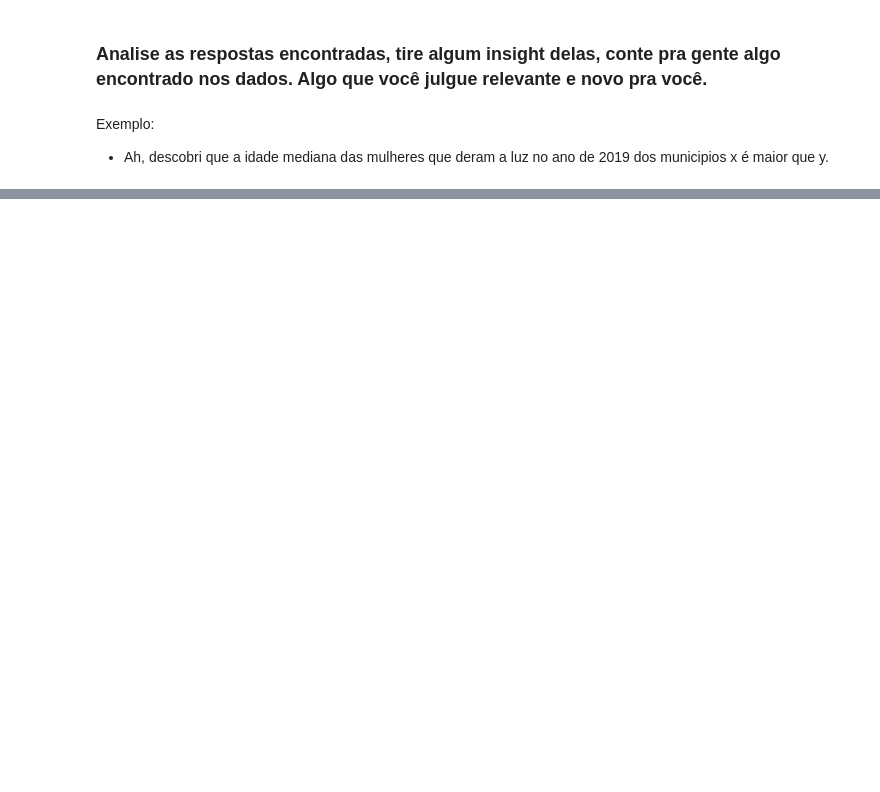
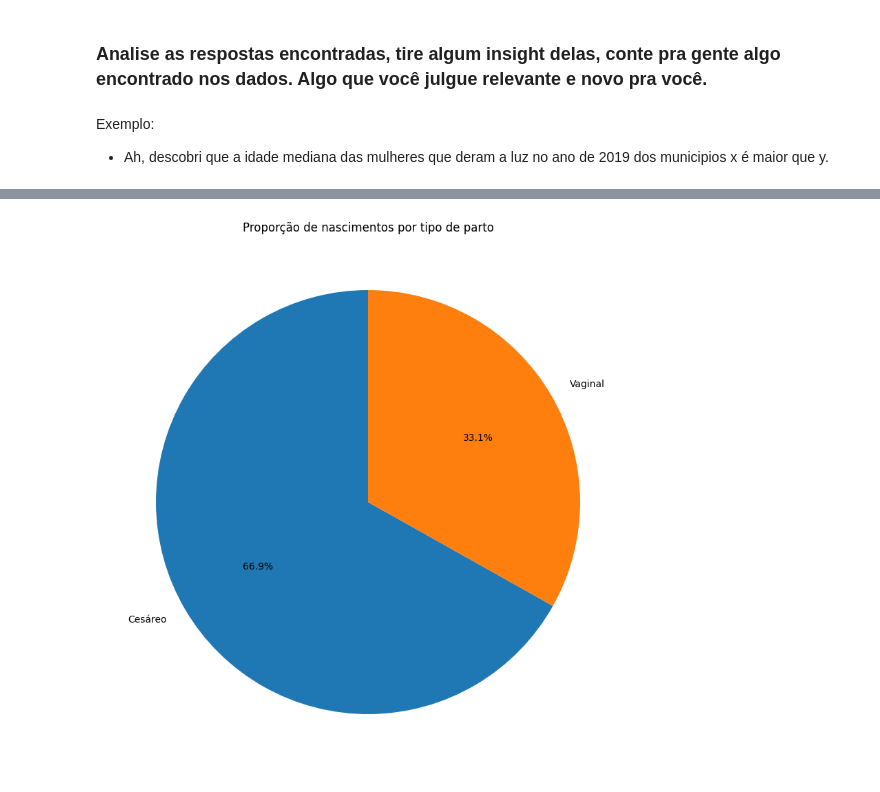
Before and after one commit to rovedajr/ebac-modulo-09-01, a Jupyter notebook: Mod9Tarefa1.ipynb, the cells around one changed output, grey strips where cells are left out. Cells and saved outputs as stored; diff of their text form; code cells hidden in the pictures; blank space fills up the shorter version.

```diff
--- a/Mod9Tarefa1.ipynb
+++ b/Mod9Tarefa1.ipynb
@@ -133,0 +162,11 @@ sinasc_raw.columns
+# %%
+# Proporção de nascimentos por tipo de parto
+qtd_partos = sinasc_raw['PARTO'].value_counts()
+# %%
+#Pie chart com qtd_partos
+plt.figure(figsize=(10,10))
+plt.pie(qtd_partos, labels=qtd_partos.index, autopct='%1.1f%%', shadow=False, startangle=90)
+plt.title('Proporção de nascimentos por tipo de parto')
+plt.show()
+# %% [output]
+[figure, added]
```
Also changed, not shown: parts of 9 cells of this notebook.
